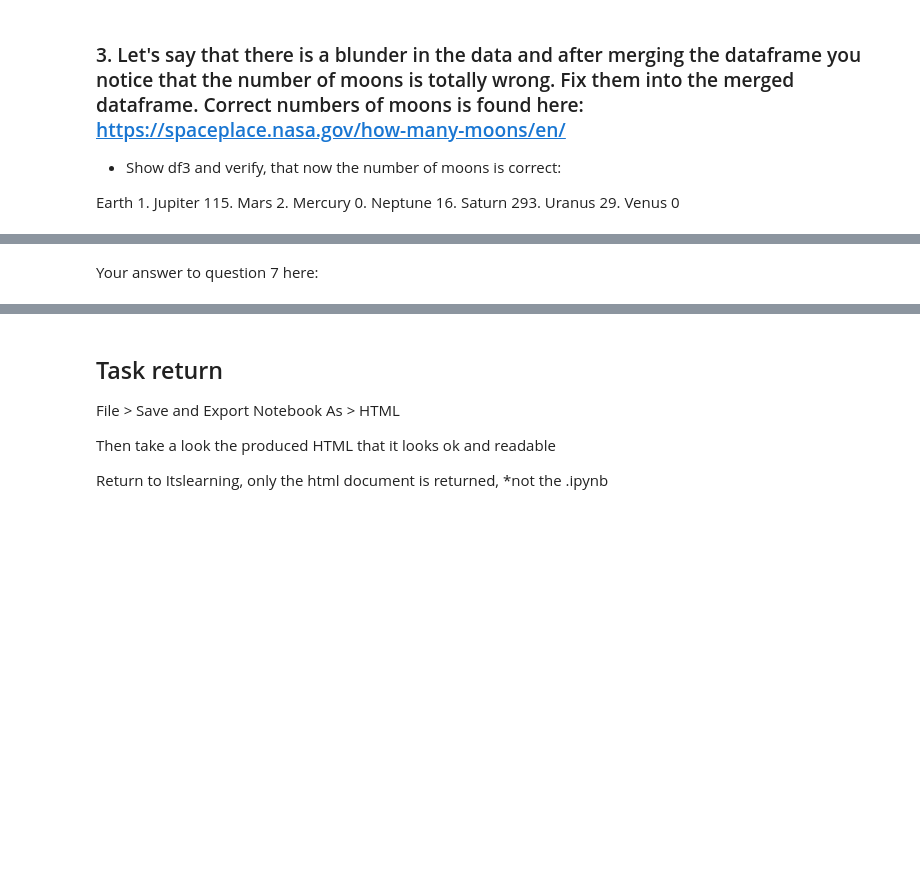
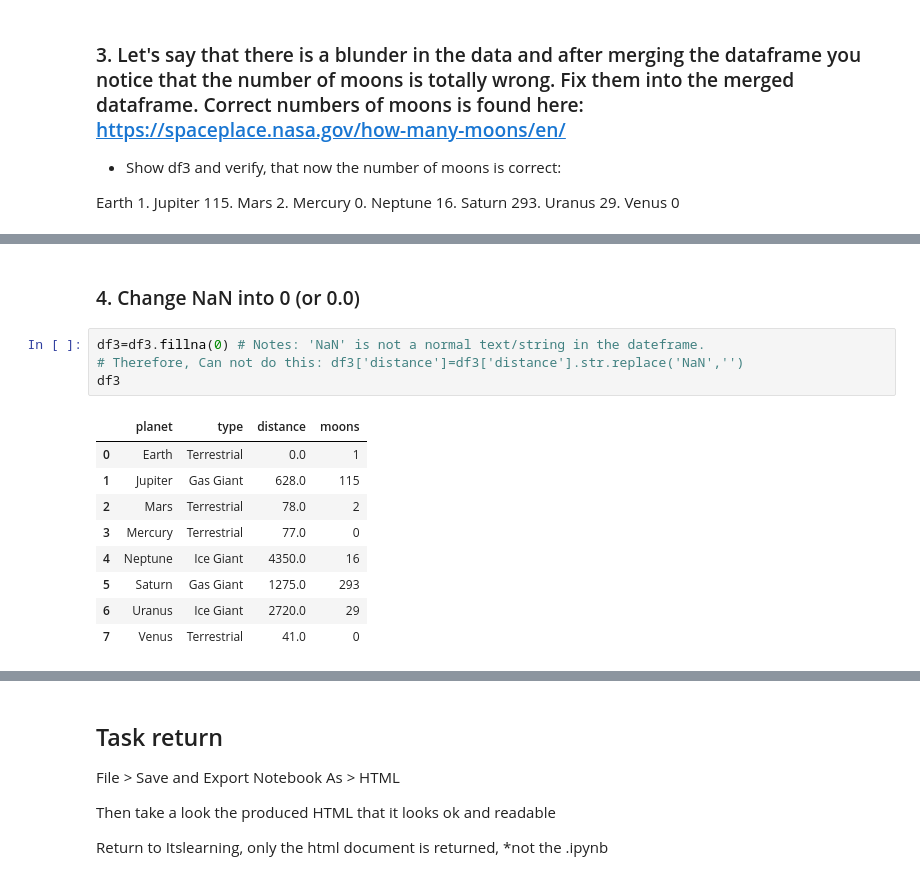
Before and after one commit to buicaothe/PYTHON, a Jupyter notebook: DATA MANAGEMENT/Labweek44/Table_basics_and_merge.ipynb, the cells around one changed output, grey strips where cells are left out. Saved outputs shown, nothing was run; the diff lists cells and outputs as text; blank space fills up the shorter version.

```diff
--- a/DATA MANAGEMENT/Labweek44/Table_basics_and_merge.ipynb
+++ b/DATA MANAGEMENT/Labweek44/Table_basics_and_merge.ipynb
@@ -722,5 +722,19 @@ df3
 | 5 | Saturn | Gas Giant | 1275.0 | 293 |
 | 6 | Uranus | Ice Giant | 2720.0 | 29 |
 | 7 | Venus | Terrestrial | 41.0 | 0 |
-# %% [markdown]
-Your answer to question 7 here:
+# %% [markdown]
+### 4. Change NaN into 0 (or 0.0)
+# %%
+df3=df3.fillna(0) # Notes: 'NaN' is not a normal text/string in the dateframe.
+# Therefore, Can not do this: df3['distance']=df3['distance'].str.replace('NaN','')
+df3
+# %% [output]
+|  | planet | type | distance | moons |
+| 0 | Earth | Terrestrial | 0.0 | 1 |
+| 1 | Jupiter | Gas Giant | 628.0 | 115 |
+| 2 | Mars | Terrestrial | 78.0 | 2 |
+| 3 | Mercury | Terrestrial | 77.0 | 0 |
+| 4 | Neptune | Ice Giant | 4350.0 | 16 |
+| 5 | Saturn | Gas Giant | 1275.0 | 293 |
+| 6 | Uranus | Ice Giant | 2720.0 | 29 |
+| 7 | Venus | Terrestrial | 41.0 | 0 |
```
Also changed, not shown: parts of 9 cells of this notebook, 1 other file.
